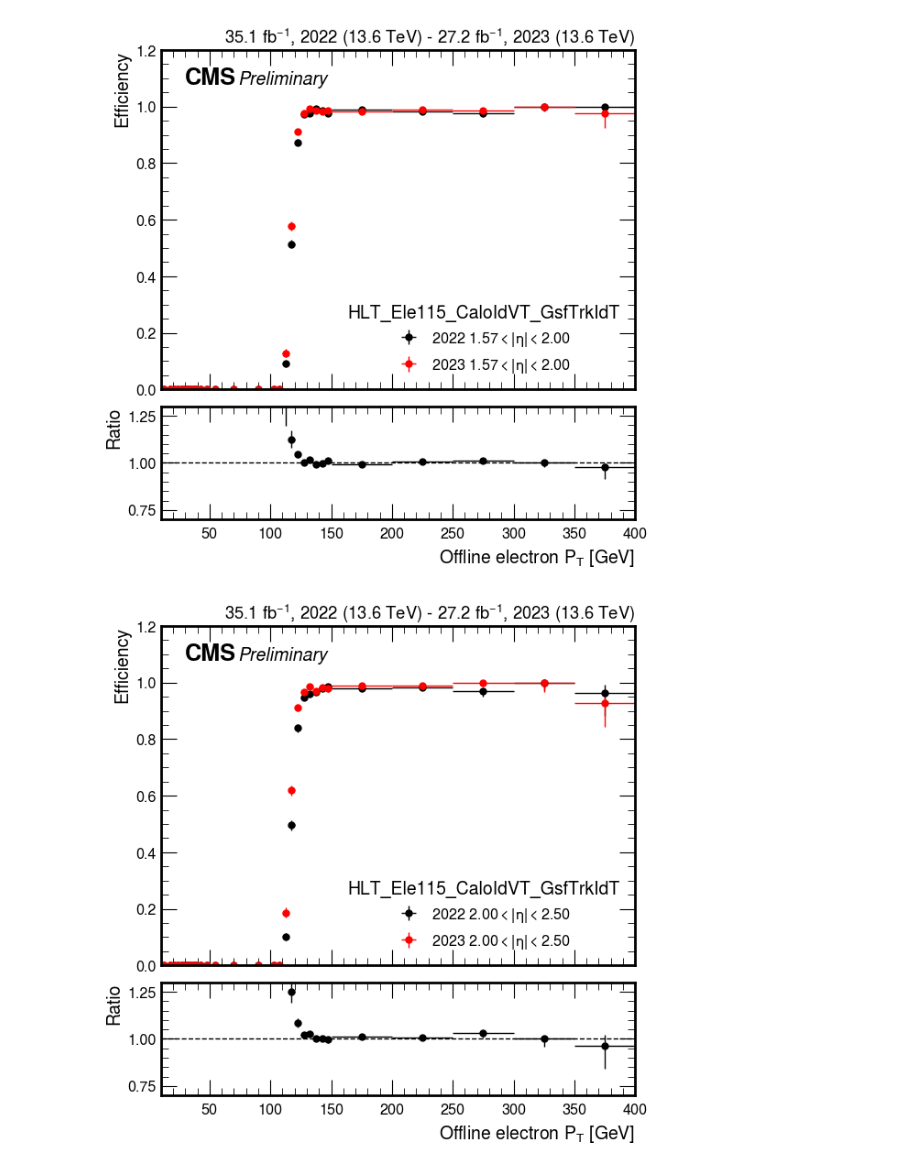
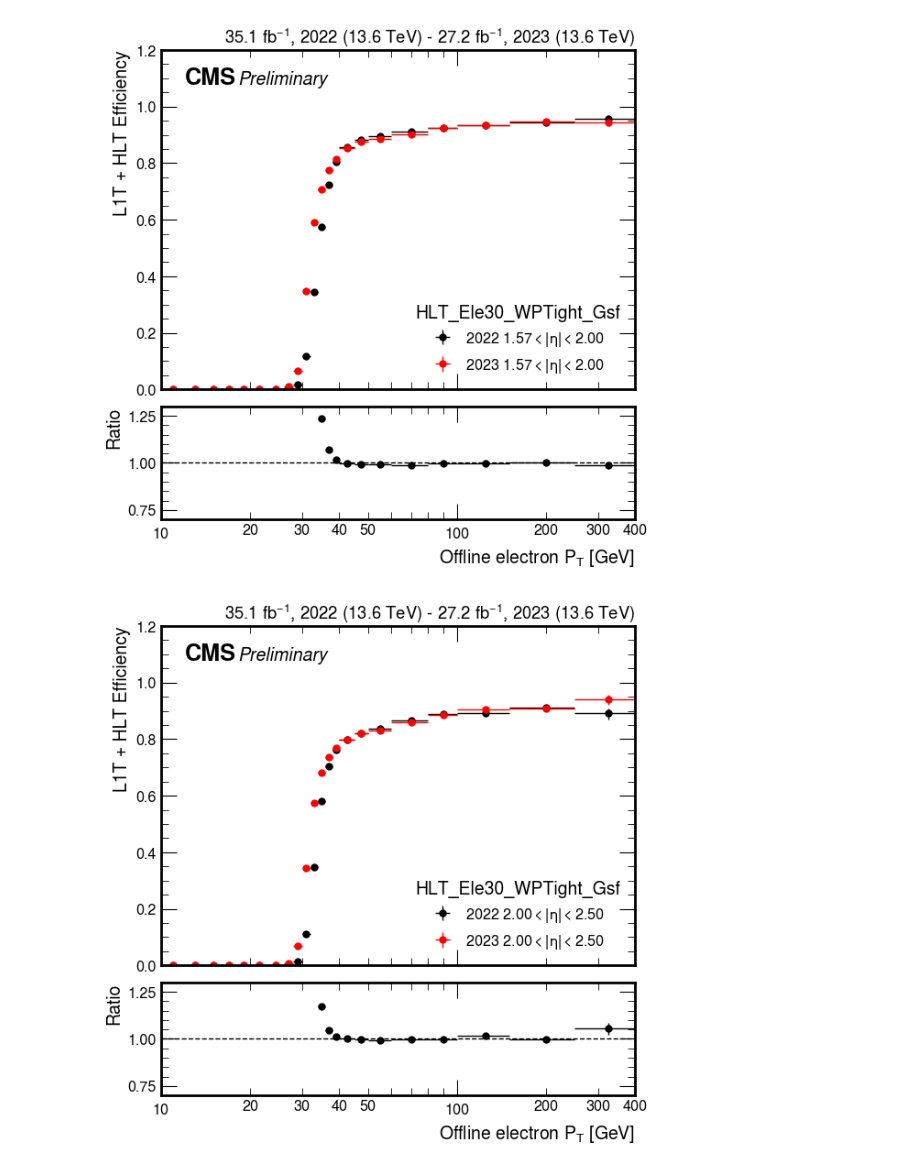
Before and after one commit to ikrommyd/egamma-tnp, a Jupyter notebook: DPNote_EGM_2023.ipynb, the cells around one changed output. Drawn from its saved outputs; the diff is of its cells as text; code cells hidden in the pictures.

```diff
--- a/DPNote_EGM_2023.ipynb
+++ b/DPNote_EGM_2023.ipynb
@@ -225,7 +504,7 @@ plt.show()
 # %%
 tocompare = [
-    "Run2022_Ele115_ntuples.root",
-    "Run2023_Ele115_ntuples.root",
+    "Run2022_Ele30_ntuples.root",
+    "Run2023_Ele30_ntuples.root",
 ]
 run = [file.split("_")[0][3:] for file in tocompare]
 threshold = tocompare[0].split("_")[1].split(".")[0]
@@ -243,6 +522,18 @@ elif threshold == "Ele23Ele12Leg2":
     suffix = "CaloIdL_TrackIdL_IsoVL Leg2"
 else:
     raise ValueError("Couldn't find proper trigger name")
+
+plateau_cut_dict = {
+    "Ele30": 35,
+    "Ele32": 35,
+    "Ele115": 120,
+    "Ele135": 140,
+    "Ele23Ele12Leg1": 25,
+    "Ele23Ele12Leg2": 15,
+    "DoubleEle33SeededLeg": 35,
+    "DoubleEle33UnseededLeg": 35,
+}
+plateau_cut = plateau_cut_dict[threshold]
 
 filename = threshold
 threshold = (
@@ -279,7 +570,6 @@ for r in run:
 year = ["2022" if "2022" in r else "2023" for r in run]
 rlabel = f"{lumi[0]:.1f} $fb^{{-1}}$, {year[0]} (13.6 TeV) - {lumi[1]:.1f} $fb^{{-1}}$, {year[1]} (13.6 TeV)"
 
-
 (
     hpt_barrel_pass1,
     hpt_barrel_all1,
@@ -333,27 +624,29 @@ plot_ratio(
     label1=f"{run[0]} $1.57 < |\eta| < 2.00$",
     label2=f"{run[1]} $1.57 < |\eta| < 2.00$",
     plottype=plottype,
-    figure_path=f"DPNote_EGM_2023_plots/{filename}_{run[0]}_vs_{run[1]}_eff_endcap_loweta_pt.pdf",
+    figure_path=f"DPNote_EGM_2023_plots/{filename}_{run[0]}_vs_{run[1]}_HLT_eff_endcap_loweta_pt.pdf",
     legend_kwargs={"title": title},
     cms_kwargs={"loc": 1, "rlabel": rlabel},
+    efficiency_label="L1T + HLT Efficiency",
 )
 # %% [output]
-[figure, old version]
+[figure, new version]
 # %%
 plot_ratio(
     hpt_endcap_higheta_pass1,
     hpt_endcap_higheta_all1,
     hpt_endcap_higheta_pass2,
     hpt_endcap_higheta_all2,
     label1=f"{run[0]} $2.00 < |\eta| < 2.50$",
     label2=f"{run[1]} $2.00 < |\eta| < 2.50$",
     plottype=plottype,
-    figure_path=f"DPNote_EGM_2023_plots/{filename}_{run[0]}_vs_{run[1]}_eff_endcap_higheta_pt.pdf",
+    figure_path=f"DPNote_EGM_2023_plots/{filename}_{run[0]}_vs_{run[1]}_HLT_eff_endcap_higheta_pt.pdf",
     legend_kwargs={"title": title},
     cms_kwargs={"loc": 1, "rlabel": rlabel},
+    efficiency_label="L1T + HLT Efficiency",
 )
 # %% [output]
-[figure, old version]
+[figure, new version]
 # %%
 plot_ratio(
     hpt_combined_pass1,
```
Also changed, not shown: parts of 19 cells of this notebook.
